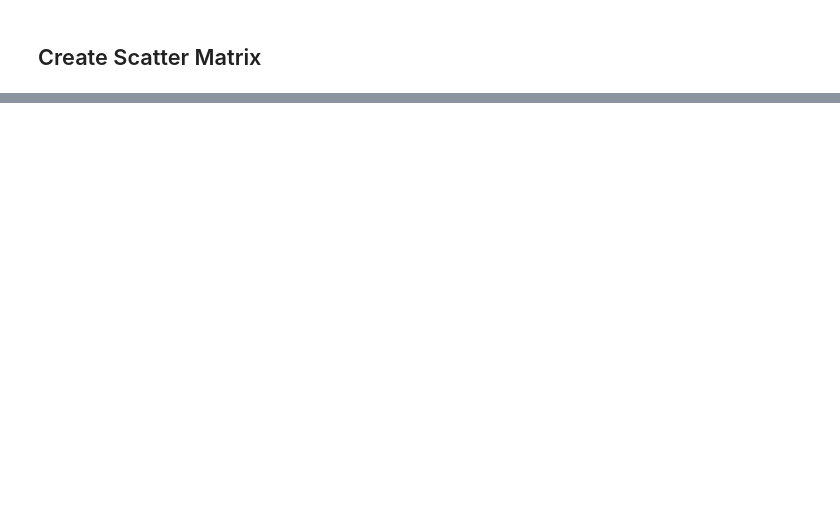
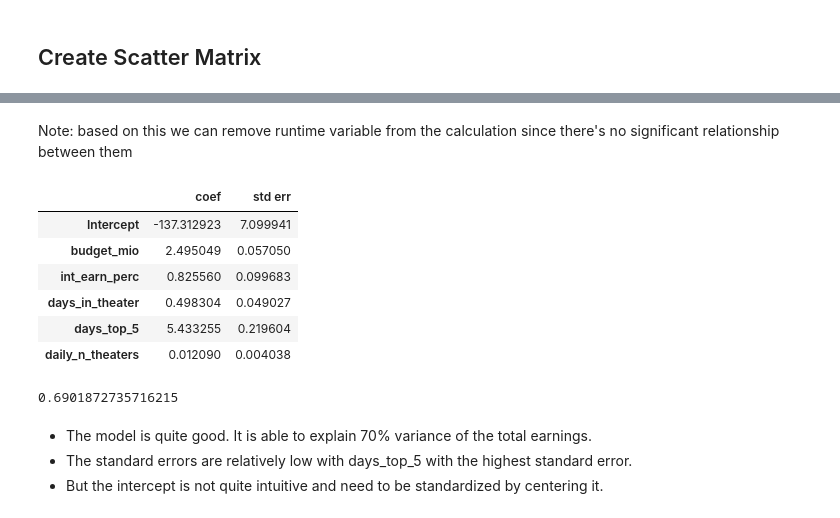
Before and after one commit to bagusfarisa/movies-revenue-analysis, a Jupyter notebook: movie_analysis.ipynb, the cells around one changed output, grey strips where cells are left out. Drawn from its saved outputs; the diff is of its cells as text; code cells hidden in the pictures; blank space fills up the shorter version.

```diff
--- a/movie_analysis.ipynb
+++ b/movie_analysis.ipynb
@@ -684,15 +617,29 @@ plt.show()
+# %% [markdown]
+Note: based on this we can remove runtime variable from the calculation since there's no significant relationship between them
 # %%
-#Log Transformation on a parameter
-auto['logweight'] = np.log(auto["weight"])
-auto.head(3)
-
 # Create OLS model object
-model = smf.ols("mpg ~ logweight", auto)
+model = smf.ols("total_earn_mio ~ budget_mio \
+                + int_earn_perc + days_in_theater + days_top_5 \
+                + daily_n_theaters", df_mv_joined)
 
 # Fit the model
-results_logtransform = model.fit()
+results = model.fit()
 
 # Extract the results (Coefficient and Standard Error) to DataFrame
-results_weight_log = print_coef_std_err(results_logtransform)
-
-results_logtransform.rsquared
+print_coef_std_err(results)
+# %% [output]
+|  | coef | std err |
+| Intercept | -137.312923 | 7.099941 |
+| budget_mio | 2.495049 | 0.057050 |
+| int_earn_perc | 0.825560 | 0.099683 |
+| days_in_theater | 0.498304 | 0.049027 |
+| days_top_5 | 5.433255 | 0.219604 |
+| daily_n_theaters | 0.012090 | 0.004038 |
+# %%
+results.rsquared
+# %% [output]
+0.6901872735716215
+# %% [markdown]
+- The model is quite good. It is able to explain 70% variance of the total earnings.
+- The standard errors are relatively low with days_top_5 with the highest standard error.
+- But the intercept is not quite intuitive and need to be standardized by centering it.
```
Also changed, not shown: parts of 26 cells of this notebook.
